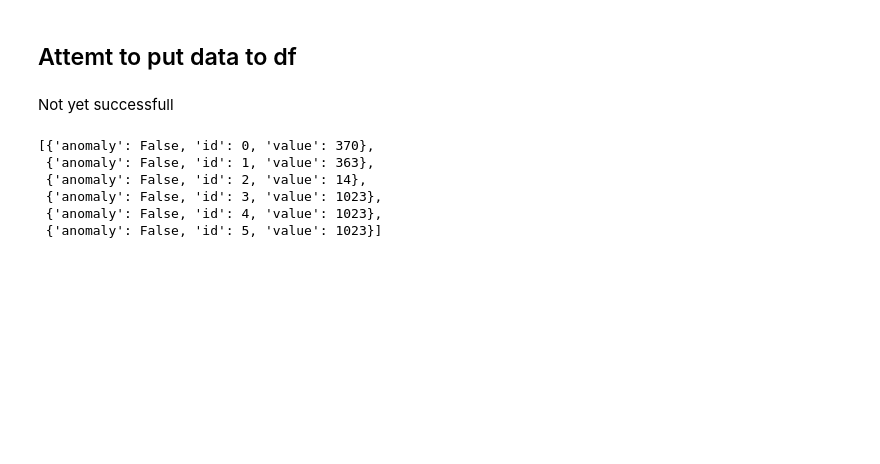
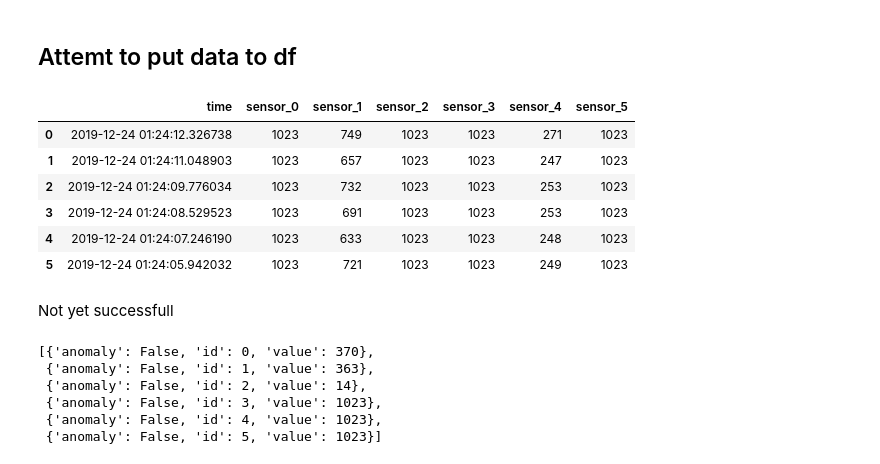
Before and after one commit to christopher-dabrowski/magic-feet, a Jupyter notebook: Display stored data.ipynb, the cells around one changed output. Cells and saved outputs as stored; diff of their text form; code cells hidden in the pictures; blank space fills up the shorter version.

Commit message:
Example on loading n records for given person

```diff
--- a/Display stored data.ipynb
+++ b/Display stored data.ipynb
@@ -41,5 +42,35 @@ data
 # %% [markdown]
 ## Attemt to put data to df
+# %%
+current_id = 1
+
+key = f'personData{current_id}'
+
+rawList = store.lrange(key, 0, 5)
+data = [json.loads(d.decode()) for d in rawList]
+
+values = {'time': [] , 'sensor_0': [], 'sensor_1': [], 'sensor_2': [], 'sensor_3': [], 'sensor_4': [], 'sensor_5': []}
+
+for value in data:
+    values['time'].append(dt.datetime.fromtimestamp(value['timestamp']))
+    sensors = value['trace']['sensors']
+
+    for s in sensors:
+        id = s['id']
+        key = f'sensor_{id}'
+        values[key].append(s['value'])
+#     print(sensors)
+
+
+pd.DataFrame(values)
+# %% [output]
+|  | time | sensor_0 | sensor_1 | sensor_2 | sensor_3 | sensor_4 | sensor_5 |
+| 0 | 2019-12-24 01:24:12.326738 | 1023 | 749 | 1023 | 1023 | 271 | 1023 |
+| 1 | 2019-12-24 01:24:11.048903 | 1023 | 657 | 1023 | 1023 | 247 | 1023 |
+| 2 | 2019-12-24 01:24:09.776034 | 1023 | 732 | 1023 | 1023 | 253 | 1023 |
+| 3 | 2019-12-24 01:24:08.529523 | 1023 | 691 | 1023 | 1023 | 253 | 1023 |
+| 4 | 2019-12-24 01:24:07.246190 | 1023 | 633 | 1023 | 1023 | 248 | 1023 |
+| 5 | 2019-12-24 01:24:05.942032 | 1023 | 721 | 1023 | 1023 | 249 | 1023 |
 # %% [markdown]
 Not yet successfull
 # %%
```
Also changed, not shown: parts of 2 cells of this notebook.
